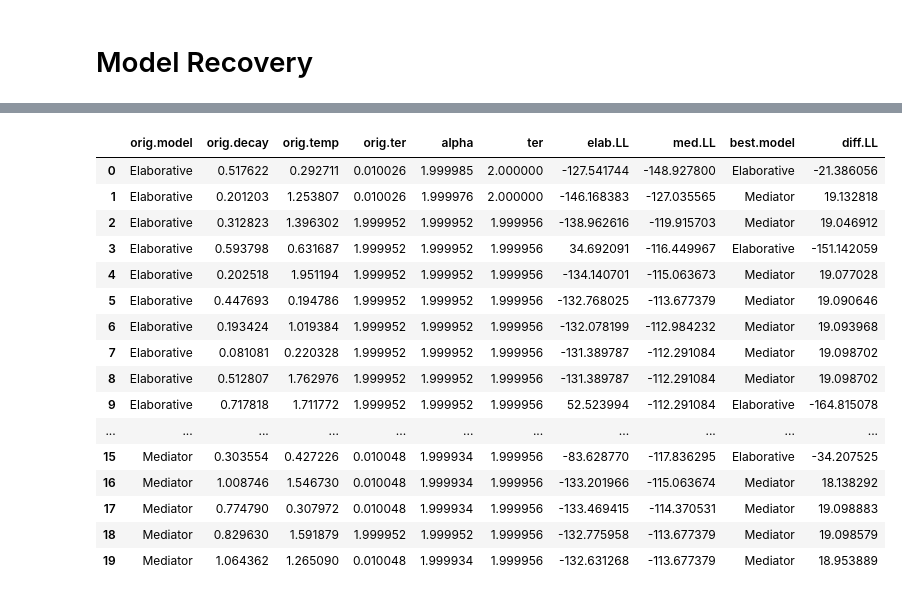
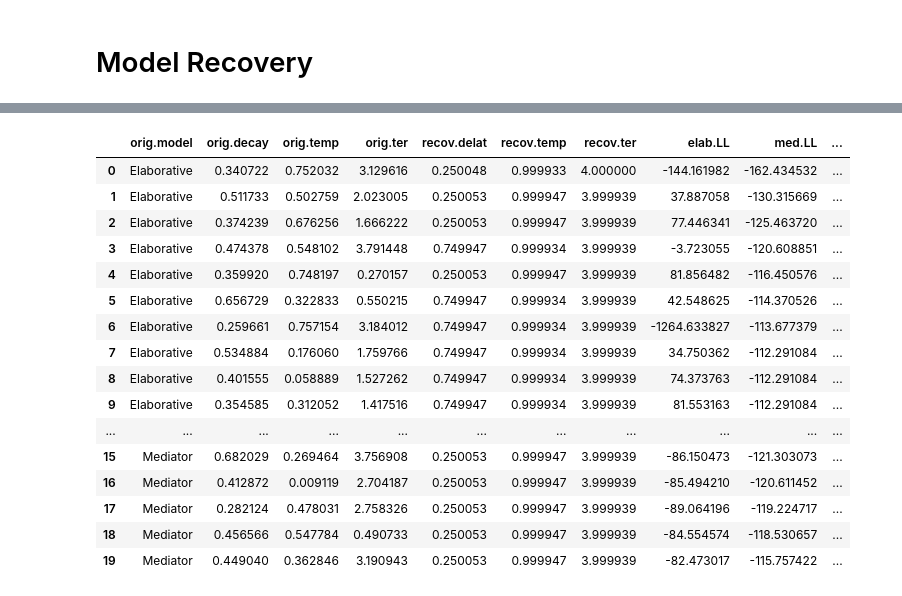
Before and after one commit to UWCCDL/Bridget, a Jupyter notebook: LLerror.ipynb, the cells around one changed output, grey strips where cells are left out. Cells and saved outputs as stored; diff of their text form; code cells hidden in the pictures.

```diff
--- a/LLerror.ipynb
+++ b/LLerror.ipynb
@@ -890,3 +910,6 @@ def simulate_data_med(alldata, decay=0.5, temp=1, ter=1):
 
     return pd.DataFrame(dataframe, columns=['participant', 'phase', 'condition', 'cue', 'target', 'response', 'rt',
        'correct'])
+# %%
+data = simulate_data_med(data)
+data
@@ -893,6 +930,5 @@ def simulate_data_med(alldata, decay=0.5, temp=1, ter=1):
 # %%
 # test
-data = alldata
 data = simulate_data_med(data)
 data[data.phase == 'test'].correct.mean()
 # %% [output]
@@ -912,10 +948,10 @@ opt.minimize(vLLmed, x0 = [0.5, 1, 1], method = "Powell", bounds=[[0.01, 2], [0,
     nfev: 179
 # %%
 def model_recovery(sim_data):
-    alpha, temp, ter = opt.minimize(vLLelab, x0 = [0.5, 1, 1], method = "Powell", bounds=[[0.01, 2], [0, 2], [0.1, 2]]).x
+    alpha, temp, ter = opt.minimize(vLLelab, x0 = [0.5, 0.5, 1], method = "Powell", bounds=[[0.25, 0.75], [0, 1], [0.1, 4]]).x
     elab = LLelabRT(sim_data, alpha, temp, ter)
 
-    alpha, temp, ter = opt.minimize(vLLmed, x0 = [0.5, 1, 1], method = "Powell", bounds=[[0.01, 2], [0, 2], [0.1, 2]]).x
+    alpha, temp, ter = opt.minimize(vLLmed, x0 = [0.5, 0.5, 1], method = "Powell", bounds=[[0.25, 0.75], [0, 1], [0.1, 4]]).x
     med = LLmedRT(sim_data, alpha, temp, ter)
 
     best = "Mediator"
@@ -934,7 +970,7 @@ DO_RECOVERY = True
 recovery_df = []
 
 # number of runs
-n_runs = 100
+n_runs = 10
 
 if DO_RECOVERY:
     print("Running model recovery")
@@ -946,14 +982,15 @@ if DO_RECOVERY:
         ter = np.nan
         results = []
         for run in tqdm(range(n_runs)):
+            #print(run)
             if model == "Elaborative":
                 #randomizing parameters can break the code so we'll loop for success
                 success = False
                 while success == False:
                     try:
-                        decay = np.random.uniform(0.01, 2)
-                        temp = np.random.uniform(0, 2)
-                        ter = np.random.uniform(0.01, 2)
+                        decay = np.random.uniform(0.25, 0.75)
+                        temp = np.random.uniform(0, 1)
+                        ter = np.random.uniform(0.1, 4)
 
                         # print(decay, temp, ter)
                         sim_data = simulate_data_elab(data, decay=decay, temp=temp, ter=ter)
@@ -967,9 +1004,9 @@ if DO_RECOVERY:
                 success = False
                 while success == False:
                     try:
-                        decay = np.random.uniform(0.01, 2)
-                        temp = np.random.uniform(0, 2)
-                        ter = np.random.uniform(0.01, 2)
+                        decay = np.random.uniform(0.25, 0.75)
+                        temp = np.random.uniform(0, 1)
+                        ter = np.random.uniform(0.1, 4)
 
                         # print(decay, temp, ter)
                         sim_data = simulate_data_med(data, decay=decay, temp=temp, ter=ter)
@@ -1007,26 +1044,26 @@ recovery_df
 # %%
 if DO_RECOVERY:
     recovery_df = pd.DataFrame(recovery_df, columns=["orig.model", "orig.decay", "orig.temp", "orig.ter",
-                                                     "alpha", "ter", "elab.LL", "med.LL", "best.model", "diff.LL"])
+                                                     "recov.delat", "recov.temp", "recov.ter", "elab.LL", "med.LL", "best.model", "diff.LL"])
     # recovery_df.to_csv("model_recovery_new1.csv")
 else:
     recovery_df = pd.read_csv("model_recovery_new1.csv")
 recovery_df
 # %% [output]
-|  | orig.model | orig.decay | orig.temp | orig.ter | alpha | ter | elab.LL | med.LL | best.model | diff.LL |
-| 0 | Elaborative | 0.517622 | 0.292711 | 0.010026 | 1.999985 | 2.000000 | -127.541744 | -148.927800 | Elaborative | -21.386056 |
-| 1 | Elaborative | 0.201203 | 1.253807 | 0.010026 | 1.999976 | 2.000000 | -146.168383 | -127.035565 | Mediator | 19.132818 |
-| 2 | Elaborative | 0.312823 | 1.396302 | 1.999952 | 1.999952 | 1.999956 | -138.962616 | -119.915703 | Mediator | 19.046912 |
-| 3 | Elaborative | 0.593798 | 0.631687 | 1.999952 | 1.999952 | 1.999956 | 34.692091 | -116.449967 | Elaborative | -151.142059 |
-| 4 | Elaborative | 0.202518 | 1.951194 | 1.999952 | 1.999952 | 1.999956 | -134.140701 | -115.063673 | Mediator | 19.077028 |
-| 5 | Elaborative | 0.447693 | 0.194786 | 1.999952 | 1.999952 | 1.999956 | -132.768025 | -113.677379 | Mediator | 19.090646 |
-| 6 | Elaborative | 0.193424 | 1.019384 | 1.999952 | 1.999952 | 1.999956 | -132.078199 | -112.984232 | Mediator | 19.093968 |
-| 7 | Elaborative | 0.081081 | 0.220328 | 1.999952 | 1.999952 | 1.999956 | -131.389787 | -112.291084 | Mediator | 19.098702 |
-| 8 | Elaborative | 0.512807 | 1.762976 | 1.999952 | 1.999952 | 1.999956 | -131.389787 | -112.291084 | Mediator | 19.098702 |
-| 9 | Elaborative | 0.717818 | 1.711772 | 1.999952 | 1.999952 | 1.999956 | 52.523994 | -112.291084 | Elaborative | -164.815078 |
+|  | orig.model | orig.decay | orig.temp | orig.ter | recov.delat | recov.temp | recov.ter | elab.LL | med.LL | ... |
+| 0 | Elaborative | 0.340722 | 0.752032 | 3.129616 | 0.250048 | 0.999933 | 4.000000 | -144.161982 | -162.434532 | ... |
+| 1 | Elaborative | 0.511733 | 0.502759 | 2.023005 | 0.250053 | 0.999947 | 3.999939 | 37.887058 | -130.315669 | ... |
+| 2 | Elaborative | 0.374239 | 0.676256 | 1.666222 | 0.250053 | 0.999947 | 3.999939 | 77.446341 | -125.463720 | ... |
+| 3 | Elaborative | 0.474378 | 0.548102 | 3.791448 | 0.749947 | 0.999934 | 3.999939 | -3.723055 | -120.608851 | ... |
+| 4 | Elaborative | 0.359920 | 0.748197 | 0.270157 | 0.250053 | 0.999947 | 3.999939 | 81.856482 | -116.450576 | ... |
+| 5 | Elaborative | 0.656729 | 0.322833 | 0.550215 | 0.749947 | 0.999934 | 3.999939 | 42.548625 | -114.370526 | ... |
+| 6 | Elaborative | 0.259661 | 0.757154 | 3.184012 | 0.749947 | 0.999934 | 3.999939 | -1264.633827 | -113.677379 | ... |
+| 7 | Elaborative | 0.534884 | 0.176060 | 1.759766 | 0.749947 | 0.999934 | 3.999939 | 34.750362 | -112.291084 | ... |
+| 8 | Elaborative | 0.401555 | 0.058889 | 1.527262 | 0.749947 | 0.999934 | 3.999939 | 74.373763 | -112.291084 | ... |
+| 9 | Elaborative | 0.354585 | 0.312052 | 1.417516 | 0.749947 | 0.999934 | 3.999939 | 81.553163 | -112.291084 | ... |
 | ... | ... | ... | ... | ... | ... | ... | ... | ... | ... | ... |
-| 15 | Mediator | 0.303554 | 0.427226 | 0.010048 | 1.999934 | 1.999956 | -83.628770 | -117.836295 | Elaborative | -34.207525 |
-| 16 | Mediator | 1.008746 | 1.546730 | 0.010048 | 1.999934 | 1.999956 | -133.201966 | -115.063674 | Mediator | 18.138292 |
-| 17 | Mediator | 0.774790 | 0.307972 | 0.010048 | 1.999934 | 1.999956 | -133.469415 | -114.370531 | Mediator | 19.098883 |
-| 18 | Mediator | 0.829630 | 1.591879 | 1.999952 | 1.999952 | 1.999956 | -132.775958 | -113.677379 | Mediator | 19.098579 |
-| 19 | Mediator | 1.064362 | 1.265090 | 0.010048 | 1.999934 | 1.999956 | -132.631268 | -113.677379 | Mediator | 18.953889 |
+| 15 | Mediator | 0.682029 | 0.269464 | 3.756908 | 0.250053 | 0.999947 | 3.999939 | -86.150473 | -121.303073 | ... |
+| 16 | Mediator | 0.412872 | 0.009119 | 2.704187 | 0.250053 | 0.999947 | 3.999939 | -85.494210 | -120.611452 | ... |
+| 17 | Mediator | 0.282124 | 0.478031 | 2.758326 | 0.250053 | 0.999947 | 3.999939 | -89.064196 | -119.224717 | ... |
+| 18 | Mediator | 0.456566 | 0.547784 | 0.490733 | 0.250053 | 0.999947 | 3.999939 | -84.554574 | -118.530657 | ... |
+| 19 | Mediator | 0.449040 | 0.362846 | 3.190943 | 0.250053 | 0.999947 | 3.999939 | -82.473017 | -115.757422 | ... |
```
Also changed, not shown: parts of 23 cells of this notebook.
